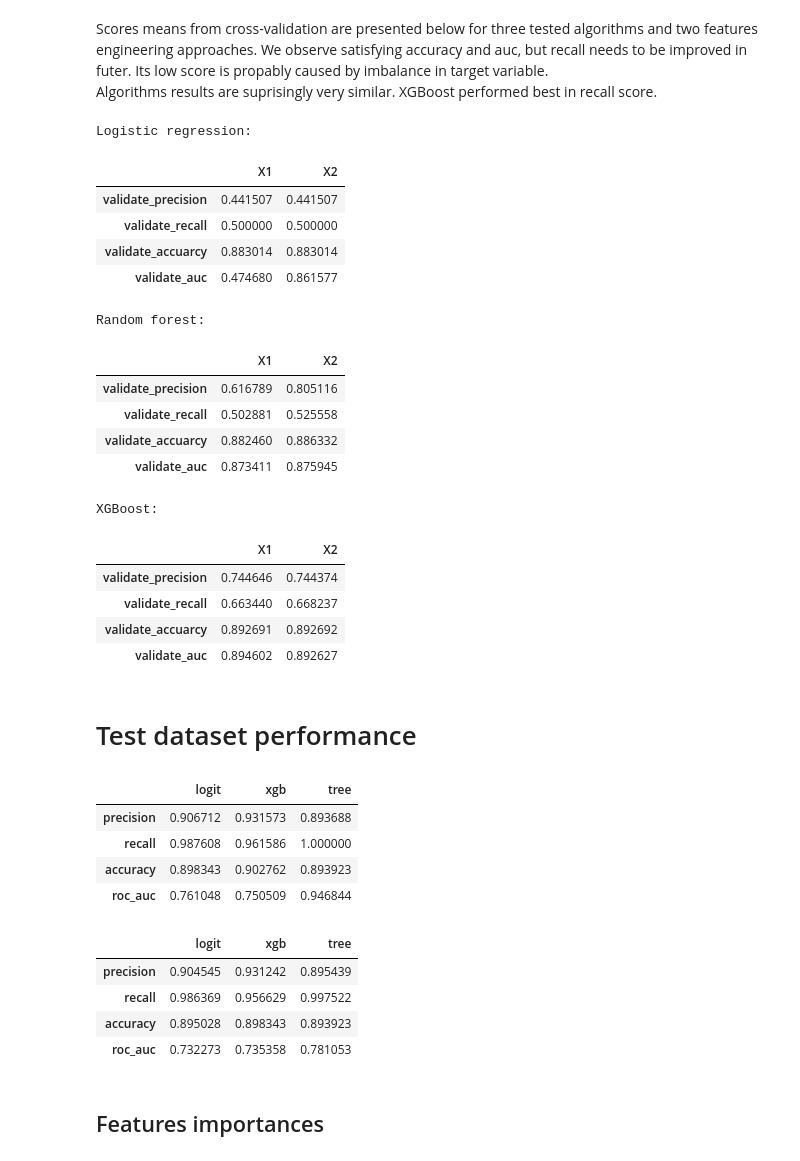
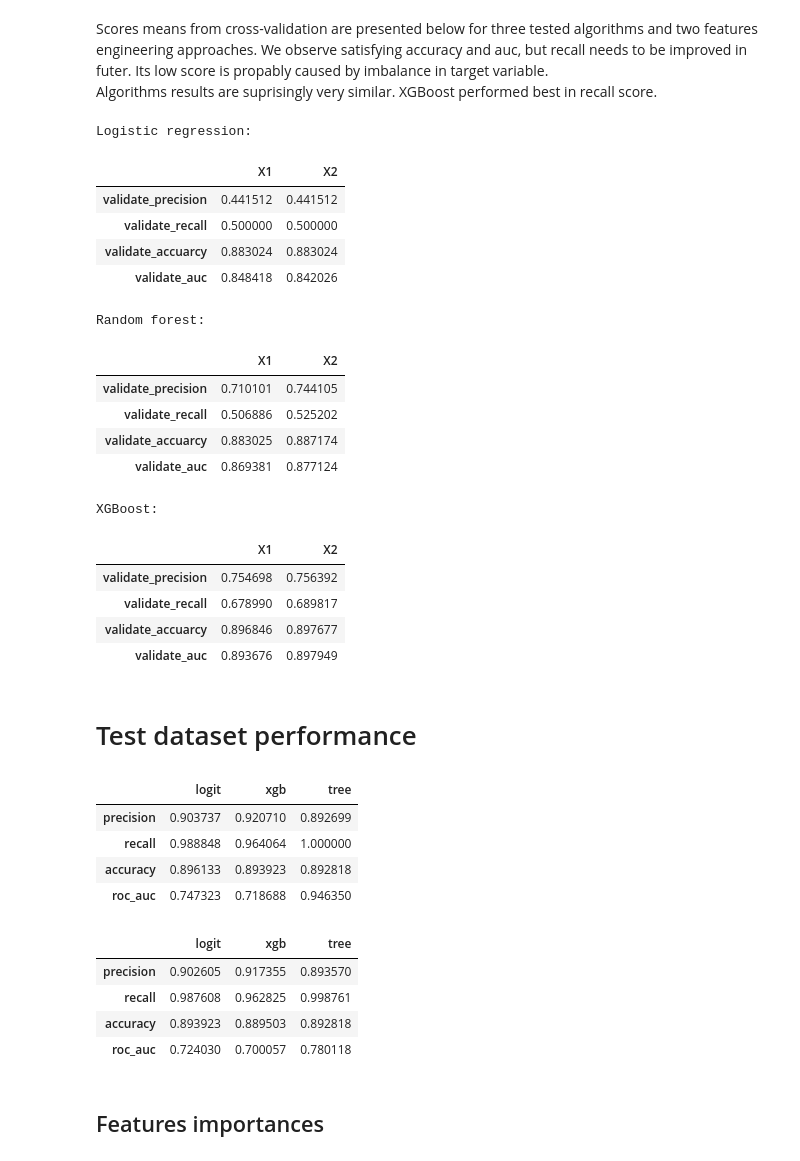
Before and after one commit to okcze/WUM-project-1, a Jupyter notebook: features_engr.ipynb, the cells around one changed output. Drawn from its saved outputs; the diff is of its cells as text; code cells hidden in the pictures.

```diff
--- a/features_engr.ipynb
+++ b/features_engr.ipynb
@@ -71,8 +54,0 @@ It is known that ML algorithms tend to perform worse if they have to deal with s
-# %%
-for column in skewed:
-    if X[column].min()>0:
-        print(pd.Series(boxcox(X[column])[0]).skew(),f'{column} boxcox')
-        X[column] = pd.Series(boxcox(X[column])[0])
-    else:
-        print(pd.Series(yeojohnson(X[column])[0]).skew(),f'{column} yeojohnson')
-        X[column] = pd.Series(yeojohnson(X[column])[0])
@@ -142,18 +209,24 @@ cols = X1.columns
 # %%
 #Approach 2
-X2 = X.copy()
+X2_train = X_train.copy()
+X2_test = X_test.copy()
 
 #Target encoding for all variables
 te2 = TargetEncoder()
 cols_to_te = ['job', 'education', 'poutcome', 'marital', 'contact']
-X2.loc[:, cols_to_te] = te2.fit_transform(X2.loc[:, cols_to_te], y)
+X2_train.loc[:, cols_to_te] = te2.fit_transform(X2_train.loc[:, cols_to_te], y_train)
+X2_test.loc[:, cols_to_te] = te2.transform(X2_test.loc[:, cols_to_te])
 # %% [markdown]
 Scaling the data just for sake we might use alghoritm that require standarized input.
 # %%
 scaler = StandardScaler()
 scaler2 = StandardScaler()
-X1 = scaler.fit_transform(X1)
-X2 = scaler2.fit_transform(X2)
+
+X1_train = scaler.fit_transform(X1_train)
+X1_test = scaler.transform(X1_test)
+
+X2_train = scaler2.fit_transform(X2_train)
+X2_test = scaler2.transform(X2_test)
 # %% [markdown]
 # Modeling
 # %%
@@ -201,55 +271,50 @@ r1 = pd.DataFrame(result[0]).mean()
 r1.index = ['fit_time','score_time','validate_precision','validate_recall','validate_accuarcy','validate_auc']
 r2 = pd.DataFrame(result2[0]).mean()
 r = pd.DataFrame({'X1': r1.values, 'X2': r2.values}, index=r1.axes)
-r.drop(['fit_time','score_time'],inplace=True)
+r.drop(['fit_time','score_time'],inplace=True, level=0)
 print("Logistic regression:")
 r
 # %% [output]
 Logistic regression:
 |  | X1 | X2 |
-| validate_precision | 0.441507 | 0.441507 |
+| validate_precision | 0.441512 | 0.441512 |
 | validate_recall | 0.500000 | 0.500000 |
-| validate_accuarcy | 0.883014 | 0.883014 |
-| validate_auc | 0.474680 | 0.861577 |
+| validate_accuarcy | 0.883024 | 0.883024 |
+| validate_auc | 0.848418 | 0.842026 |
 # %%
 r1 = pd.DataFrame(result[1]).mean()
 r1.index = ['fit_time','score_time','validate_precision','validate_recall','validate_accuarcy','validate_auc']
 r2 = pd.DataFrame(result2[1]).mean()
 r = pd.DataFrame({'X1': r1.values, 'X2': r2.values}, index=r1.axes)
-r.drop(['fit_time','score_time'],inplace=True)
+r.drop(['fit_time','score_time'],inplace=True, level=0)
 print("Random forest:")
 r
 # %% [output]
 Random forest:
 |  | X1 | X2 |
-| validate_precision | 0.616789 | 0.805116 |
-| validate_recall | 0.502881 | 0.525558 |
-| validate_accuarcy | 0.882460 | 0.886332 |
-| validate_auc | 0.873411 | 0.875945 |
+| validate_precision | 0.710101 | 0.744105 |
+| validate_recall | 0.506886 | 0.525202 |
+| validate_accuarcy | 0.883025 | 0.887174 |
+| validate_auc | 0.869381 | 0.877124 |
 # %%
 r1 = pd.DataFrame(result[2]).mean()
 r1.index = ['fit_time','score_time','validate_precision','validate_recall','validate_accuarcy','validate_auc']
 r2 = pd.DataFrame(result2[2]).mean()
 r = pd.DataFrame({'X1': r1.values, 'X2': r2.values}, index=r1.axes)
-r.drop(['fit_time','score_time'],inplace=True)
+r.drop(['fit_time','score_time'],inplace=True, level=0)
 print("XGBoost:")
 r
 # %% [output]
 XGBoost:
 |  | X1 | X2 |
-| validate_precision | 0.744646 | 0.744374 |
-| validate_recall | 0.663440 | 0.668237 |
-| validate_accuarcy | 0.892691 | 0.892692 |
-| validate_auc | 0.894602 | 0.892627 |
+| validate_precision | 0.754698 | 0.756392 |
+| validate_recall | 0.678990 | 0.689817 |
+| validate_accuarcy | 0.896846 | 0.897677 |
+| validate_auc | 0.893676 | 0.897949 |
 # %% [markdown]
 # Test dataset performance
 # %%
-def test(X,y):
-
-    #Train-test split
-    X_train,X_test,y_train,y_test = train_test_split(X,y,test_size=0.2,random_state = 42)
-
-
+def test(X_train,y_train,X_test,y_test):
 
     #Logistic regression
     logit = LogisticRegression(C=0.01,solver='saga',random_state=42)
@@ -300,23 +365,23 @@ def test(X,y):
     data.index = ['logit','xgb','tree']
     return data.transpose()
 # %%
-result = test(X1,y)
+result = test(X1_train,y_train,X1_test,y_test)
 result
 # %% [output]
 |  | logit | xgb | tree |
-| precision | 0.906712 | 0.931573 | 0.893688 |
-| recall | 0.987608 | 0.961586 | 1.000000 |
-| accuracy | 0.898343 | 0.902762 | 0.893923 |
-| roc_auc | 0.761048 | 0.750509 | 0.946844 |
+| precision | 0.903737 | 0.920710 | 0.892699 |
+| recall | 0.988848 | 0.964064 | 1.000000 |
+| accuracy | 0.896133 | 0.893923 | 0.892818 |
+| roc_auc | 0.747323 | 0.718688 | 0.946350 |
 # %%
-result = test(X2,y)
+result = test(X2_train,y_train,X2_test,y_test)
 result
 # %% [output]
 |  | logit | xgb | tree |
-| precision | 0.904545 | 0.931242 | 0.895439 |
-| recall | 0.986369 | 0.956629 | 0.997522 |
-| accuracy | 0.895028 | 0.898343 | 0.893923 |
-| roc_auc | 0.732273 | 0.735358 | 0.781053 |
+| precision | 0.902605 | 0.917355 | 0.893570 |
+| recall | 0.987608 | 0.962825 | 0.998761 |
+| accuracy | 0.893923 | 0.889503 | 0.892818 |
+| roc_auc | 0.724030 | 0.700057 | 0.780118 |
 # %% [markdown]
 ## Features importances
 # %%
```
Also changed, not shown: parts of 31 cells of this notebook.
